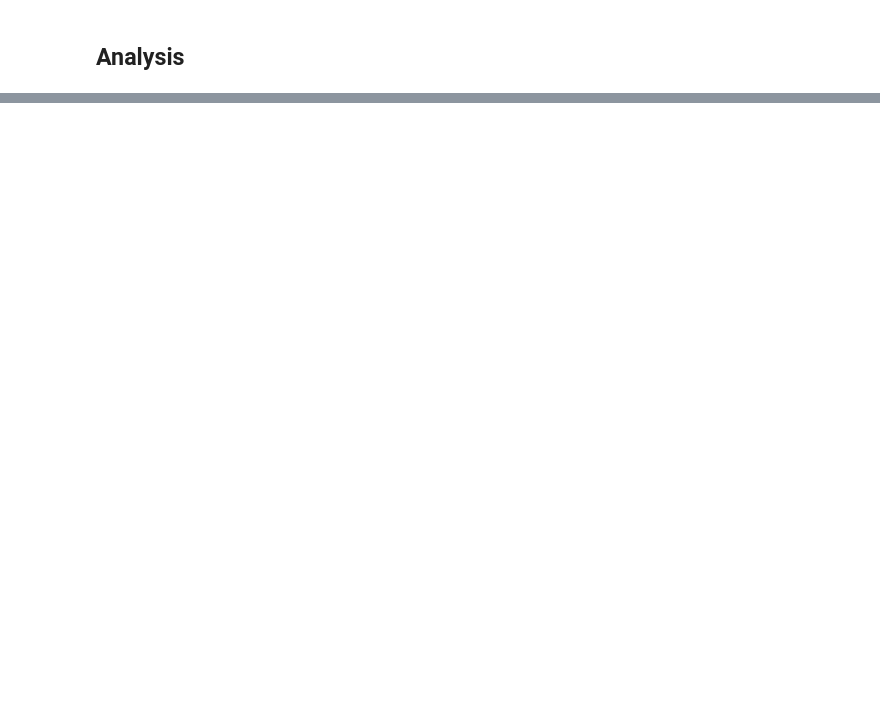
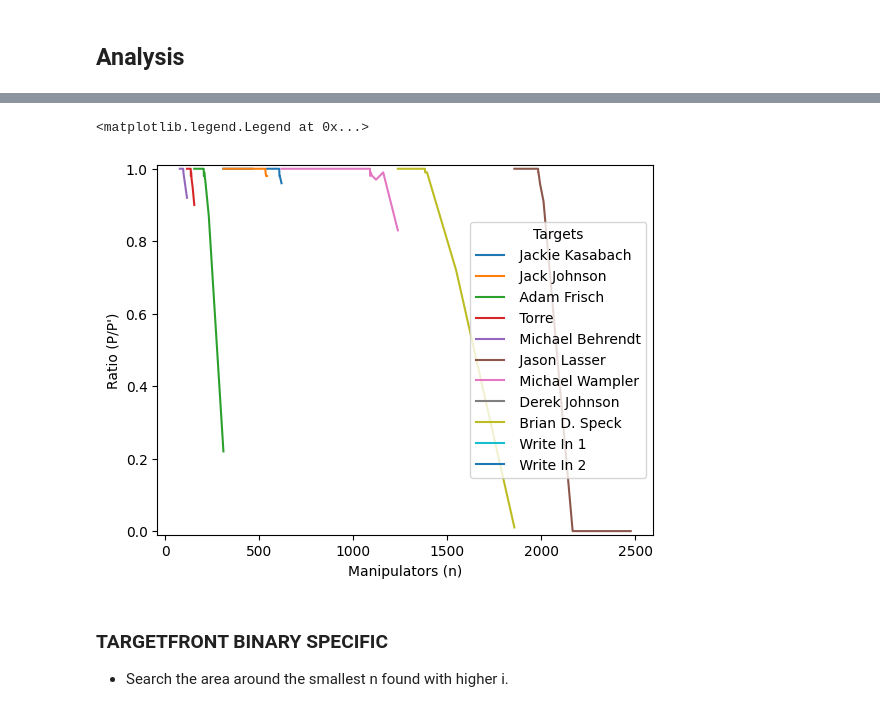
Before and after one commit to CIA41998/csc-assignment3, a Jupyter notebook: main.ipynb, the cells around one changed output, grey strips where cells are left out. Cells and saved outputs as stored; diff of their text form; code cells hidden in the pictures; blank space fills up the shorter version.

Commit message:
found potential small n

```diff
--- a/main.ipynb
+++ b/main.ipynb
@@ -531,0 +601,25 @@ plt.show()
+# %%
+df = pd.read_csv('results_targetfront_grid.csv')
+
+proportions = df.groupby(['n', 'target'])['match'].mean().unstack()
+
+# Plot a line for each 'target'
+for target in proportions.columns:
+    plt.plot(proportions.index, proportions[target], label=f'Target {target}')
+
+# Add labels and legend
+plt.xlabel('Manipulators (n)')
+plt.ylabel("Ratio (P/P')")
+plt.ylim(-0.01, 1.01)
+plt.show()
+
+# Show the plot
+plt.show()
+
+smoothed_proportions = proportions.rolling(window=100, min_periods=1).mean()
+smoothed_proportions.plot(kind='line')
+plt.xlabel('Manipulators (n)')
+plt.ylabel("Ratio (P/P')")
+plt.ylim(-0.01, 1.01)
+plt.title('Smoothed')
+plt.show()
@@ -531,0 +689,22 @@ plt.show()
+# %%
+df = pd.read_csv('results_targetfront_binary.csv')
+
+proportions = df.groupby(['n', 'target'])['match'].mean().unstack()
+
+# plot a line for each 'target'
+plt.figure()
+for target in proportions.columns:
+    target_name = candidate[int(target)]
+    plt.plot(proportions.index, proportions[target], label=f' {target_name}')
+
+# Add labels and legend
+plt.xlabel('Manipulators (n)')
+plt.ylabel("Ratio (P/P')")
+plt.ylim(-0.01, 1.01)
+plt.legend(title='Targets')
+# %% [output]
+<matplotlib.legend.Legend at 0x...>
+[figure, added]
+# %% [markdown]
+### TARGETFRONT BINARY SPECIFIC
+- Search the area around the smallest n found with higher i.
```
Also changed, not shown: parts of 46 cells of this notebook, 6 other files.
